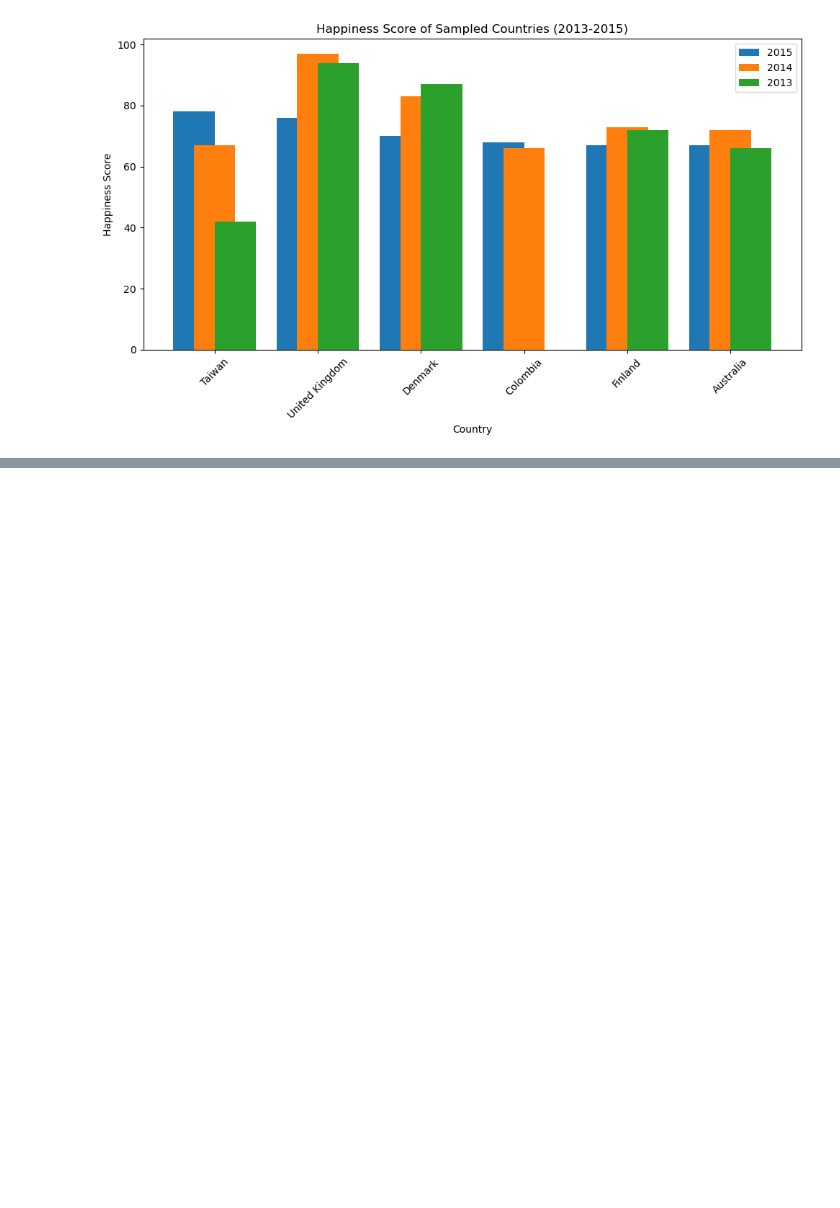
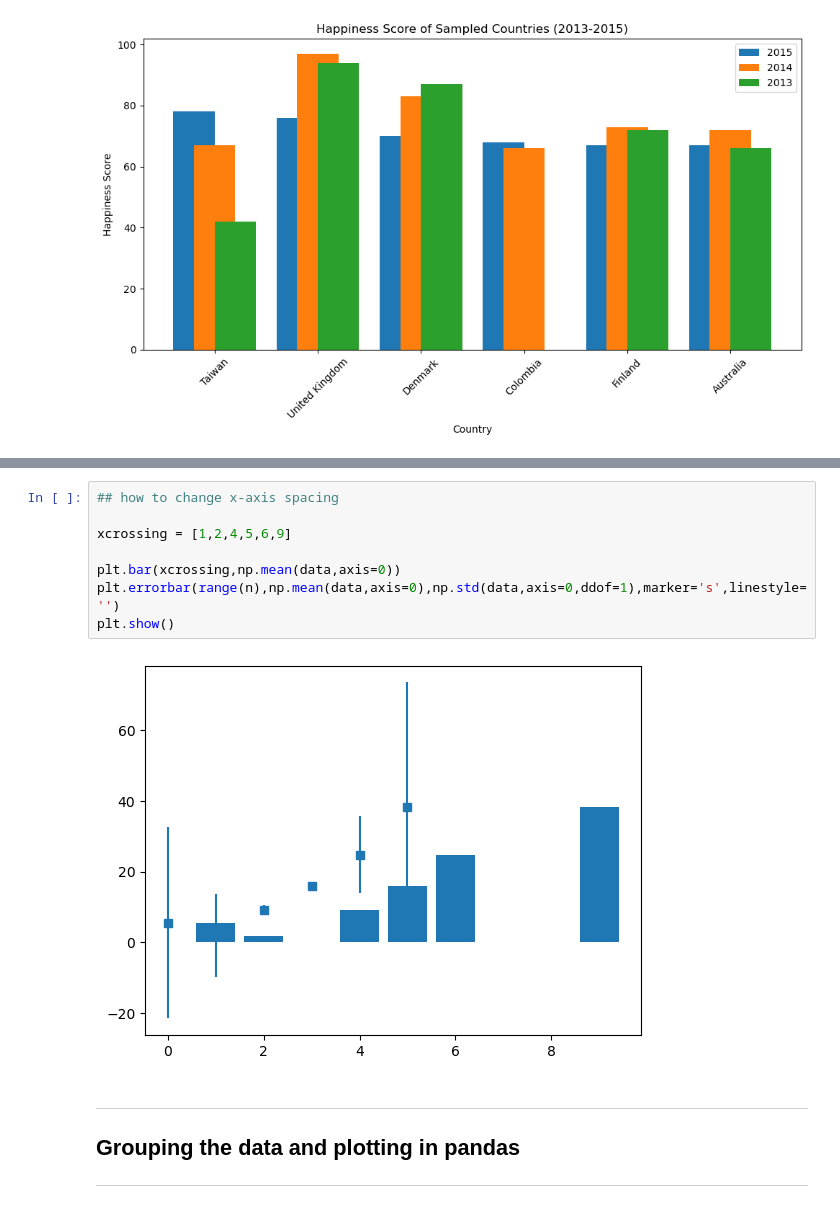
Before and after one commit to HasnainSaifi34/EngineeringMathematics, a Jupyter notebook: code challenge Statistics/data visualization/barplot.ipynb, the cells around one changed output, grey strips where cells are left out. Saved outputs shown, nothing was run; the diff lists cells and outputs as text; blank space fills up the shorter version.

```diff
--- a/code challenge Statistics/data visualization/barplot.ipynb
+++ b/code challenge Statistics/data visualization/barplot.ipynb
@@ -58,0 +101,16 @@ plt.show()
+# %%
+## how to change x-axis spacing
+
+xcrossing = [1,2,4,5,6,9]
+
+plt.bar(xcrossing,np.mean(data,axis=0))
+plt.errorbar(range(n),np.mean(data,axis=0),np.std(data,axis=0,ddof=1),marker='s',linestyle='')
+plt.show()
+# %% [output]
+[figure, added]
+# %% [markdown]
+-----
+
+## Grouping the data and plotting in pandas
+
+------
```
Also changed, not shown: parts of 5 cells of this notebook.
